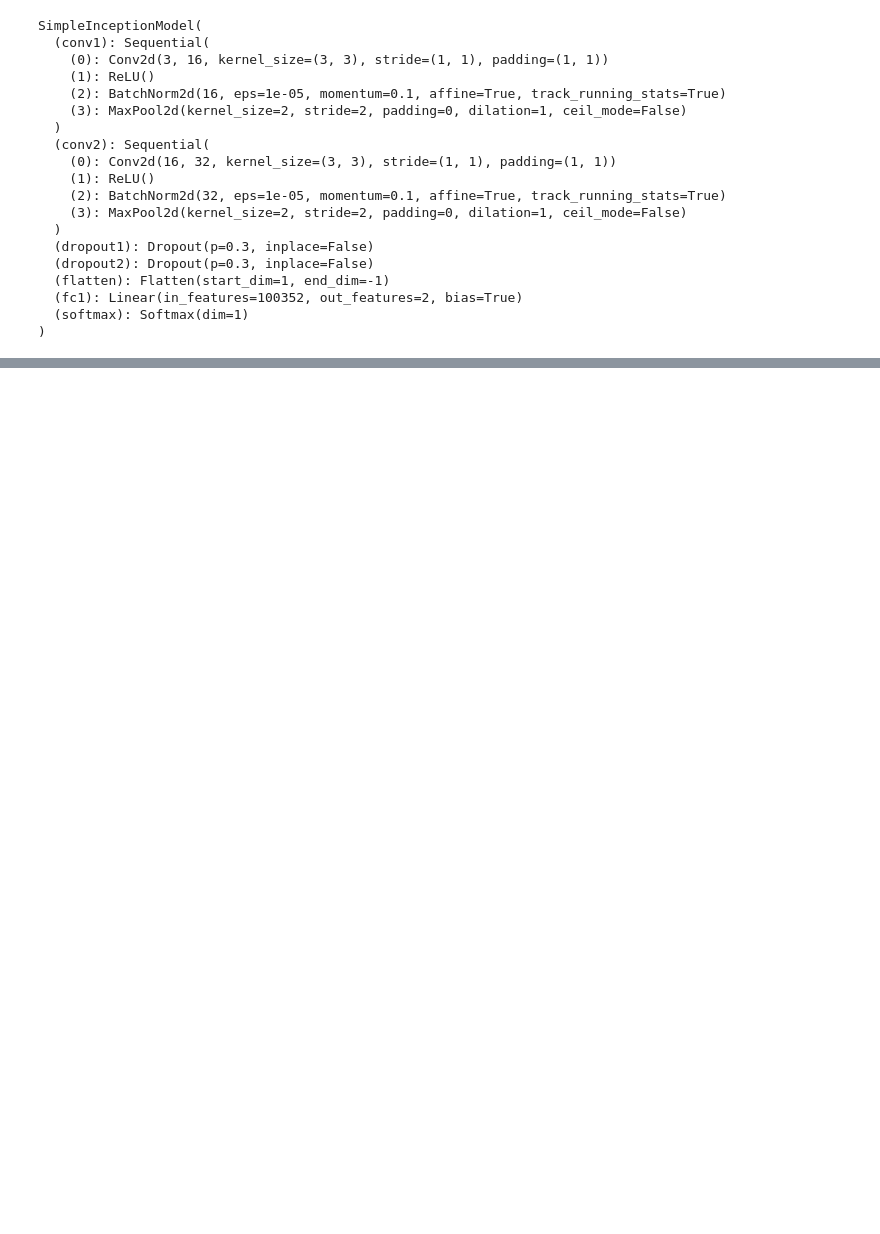
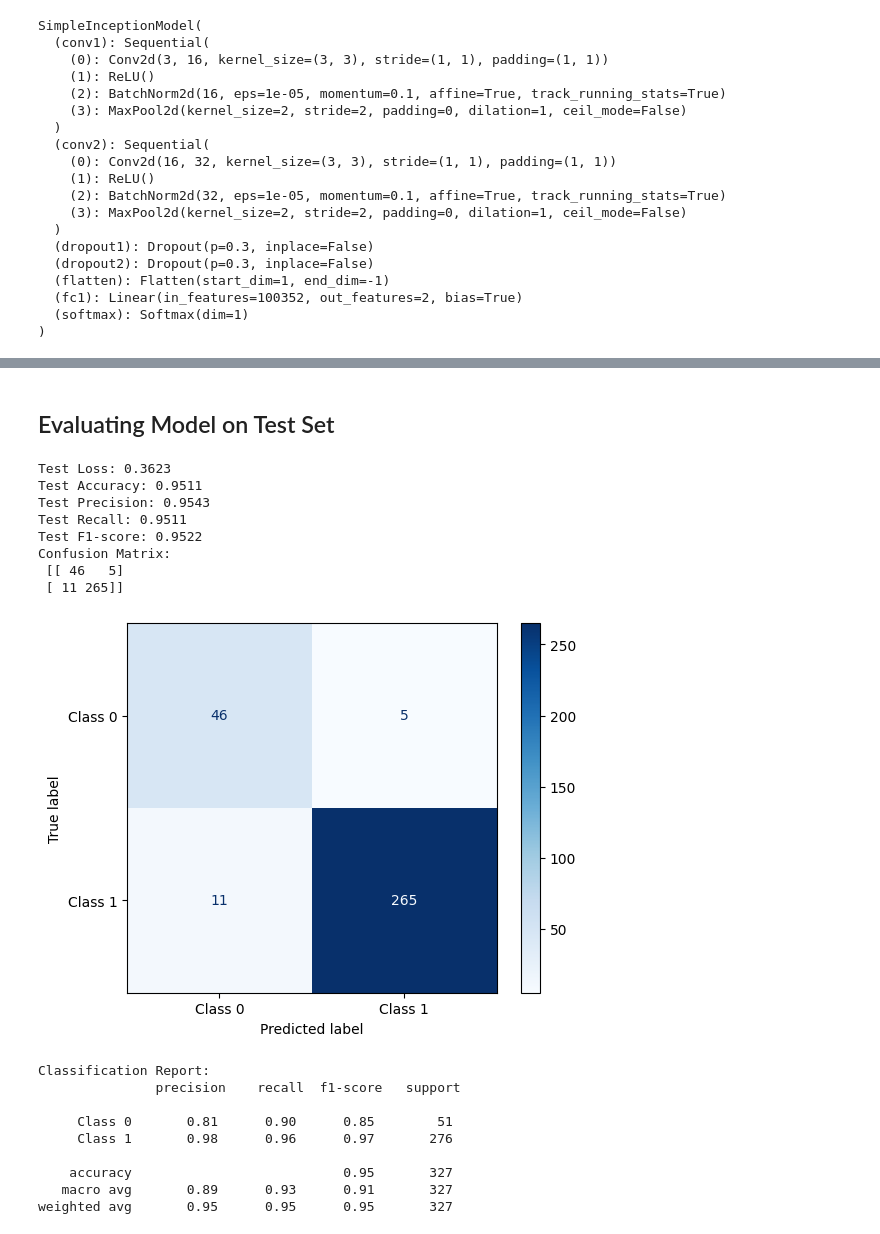
Before and after one commit to eshal26/Convolutional-Neural-Networks, a Jupyter notebook: custom_inception.ipynb, the cells around one changed output, grey strips where cells are left out. Drawn from its saved outputs; the diff is of its cells as text; code cells hidden in the pictures; blank space fills up the shorter version.

```diff
--- a/custom_inception.ipynb
+++ b/custom_inception.ipynb
@@ -278,0 +254,79 @@ Test Loss: 0.4150, Test Accuracy: 90.18%
+# %% [markdown]
+<h2>Evaluating Model on Test Set</h2>
+# %%
+import torch
+from sklearn.metrics import confusion_matrix, ConfusionMatrixDisplay, classification_report, precision_score, recall_score, f1_score, accuracy_score
+import matplotlib.pyplot as plt
+
+def evaluate_model(model, dataloader, criterion, device):
+    model.eval()
+    test_loss = 0.0
+    all_labels = []
+    all_preds = []
+
+    with torch.no_grad():
+        for inputs, labels in dataloader:
+            inputs, labels = inputs.to(device), labels.to(device)
+            outputs = model(inputs)
+
+            # Get the predicted labels
+            _, preds = torch.max(outputs, 1)
+
+            # Convert predictions and labels to numpy for metrics calculation
+            all_labels.extend(labels.cpu().numpy())
+            all_preds.extend(preds.cpu().numpy())
+
+            # Compute loss
+            loss = criterion(outputs, labels)
+            test_loss += loss.item() * inputs.size(0)
+
+    # Compute average test loss
+    test_loss /= len(dataloader.dataset)
+
+    # Calculate metrics
+    accuracy = accuracy_score(all_labels, all_preds)
+    precision = precision_score(all_labels, all_preds, average='weighted')
+    recall = recall_score(all_labels, all_preds, average='weighted')
+    f1 = f1_score(all_labels, all_preds, average='weighted')
+
+    print(f'Test Loss: {test_loss:.4f}')
+    print(f'Test Accuracy: {accuracy:.4f}')
+    print(f'Test Precision: {precision:.4f}')
+    print(f'Test Recall: {recall:.4f}')
+    print(f'Test F1-score: {f1:.4f}')
+
+    # Compute confusion matrix
+    cm = confusion_matrix(all_labels, all_preds)
+    print("Confusion Matrix:\n", cm)
+
+    # Plot confusion matrix
+    disp = ConfusionMatrixDisplay(confusion_matrix=cm, display_labels=['Class 0', 'Class 1'])
+    disp.plot(cmap=plt.cm.Blues)
+    plt.show()
+
+    # Print classification report
+    class_report = classification_report(all_labels, all_preds, target_names=['Class 0', 'Class 1'])
+    print("Classification Report:\n", class_report)
+
+    return test_loss, accuracy, precision, recall, f1, cm, class_report
+
+test_loss, test_accuracy, test_precision, test_recall, test_f1, cm, class_report = evaluate_model(model, test_loader, criterion, device)
+# %% [output]
+Test Loss: 0.3623
+Test Accuracy: 0.9511
+Test Precision: 0.9543
+Test Recall: 0.9511
+Test F1-score: 0.9522
+Confusion Matrix:
+ [[ 46   5]
+ [ 11 265]]
+[figure, added]
+Classification Report:
+               precision    recall  f1-score   support
+
+     Class 0       0.81      0.90      0.85        51
+     Class 1       0.98      0.96      0.97       276
+
+    accuracy                           0.95       327
+   macro avg       0.89      0.93      0.91       327
+weighted avg       0.95      0.95      0.95       327
```
Also changed, not shown: parts of 14 cells of this notebook.
